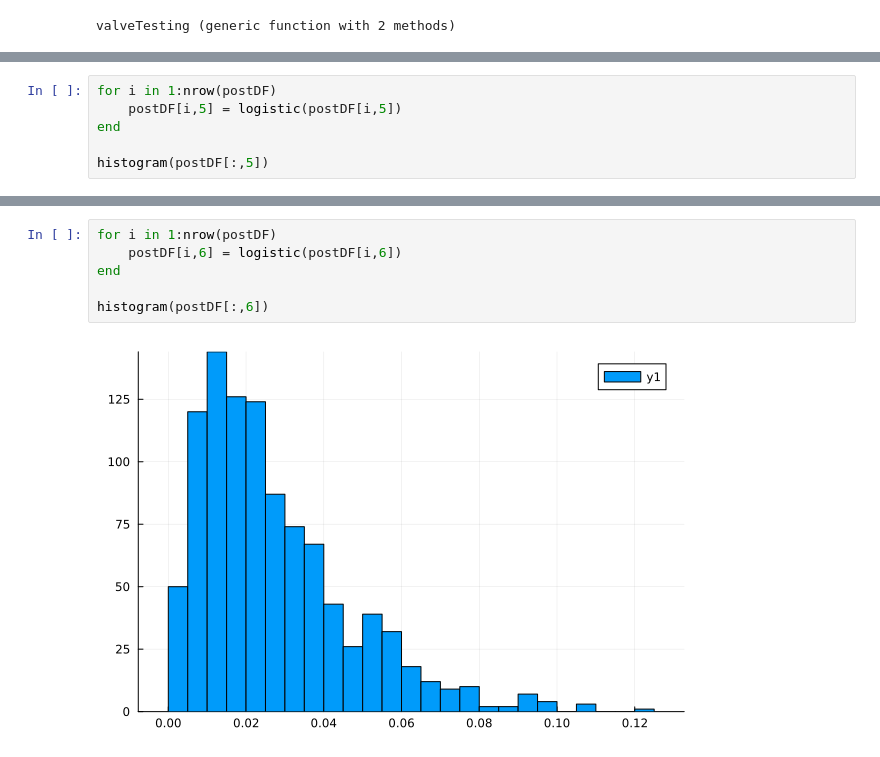
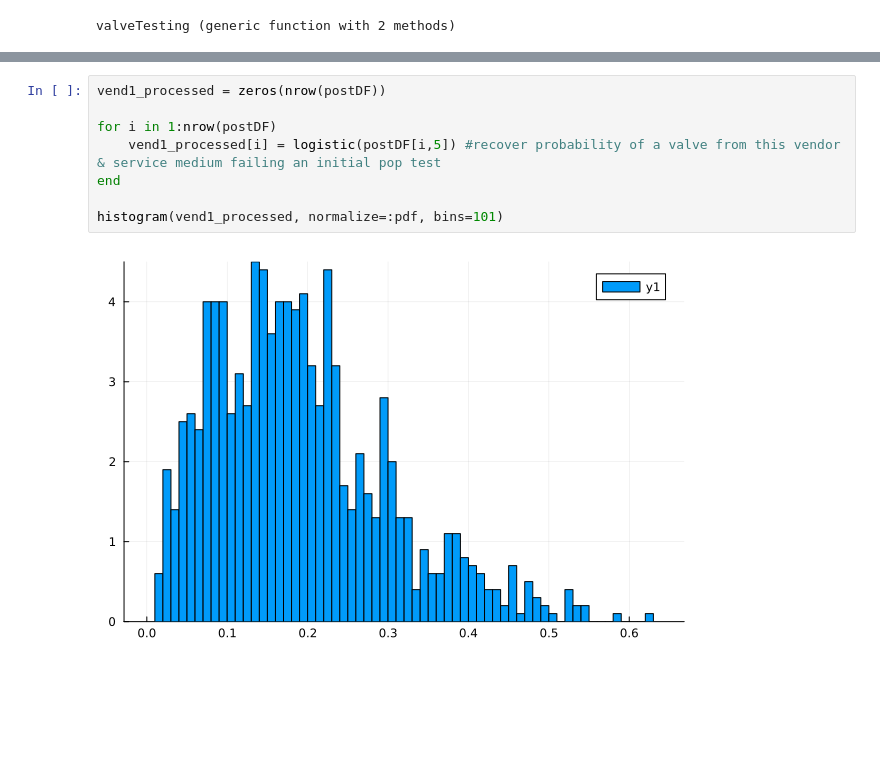
Before and after one commit to aniknia/ValveRejectionRates, a Jupyter notebook: Final Project.ipynb, the cells around one changed output, grey strips where cells are left out. Cells and saved outputs as stored; diff of their text form; blank space fills up the shorter version.

Commit message:
completed processing (focused only on valve passing probability) of the steam-service valves. plots for each vendor's probability of valve failure created.

```diff
--- a/Final Project.ipynb
+++ b/Final Project.ipynb
@@ -179,6 +164,0 @@ histogram(postDF[:, 5])
-# %%
-for i in 1:nrow(postDF)
-    postDF[i,5] = logistic(postDF[i,5])
-end
-
-histogram(postDF[:,5])
@@ -191,8 +165,10 @@ histogram(postDF[:, 6])
-# %%
-for i in 1:nrow(postDF)
-    postDF[i,6] = logistic(postDF[i,6])
-end
-
-histogram(postDF[:,6])
-# %% [output]
-[figure, removed]
+# %%
+vend1_processed = zeros(nrow(postDF))
+
+for i in 1:nrow(postDF)
+    vend1_processed[i] = logistic(postDF[i,5]) #recover probability of a valve from this vendor & service medium failing an initial pop test
+end
+
+histogram(vend1_processed, normalize=:pdf, bins=101)
+# %% [output]
+[figure, added]
```
Also changed, not shown: parts of 9 cells of this notebook.
